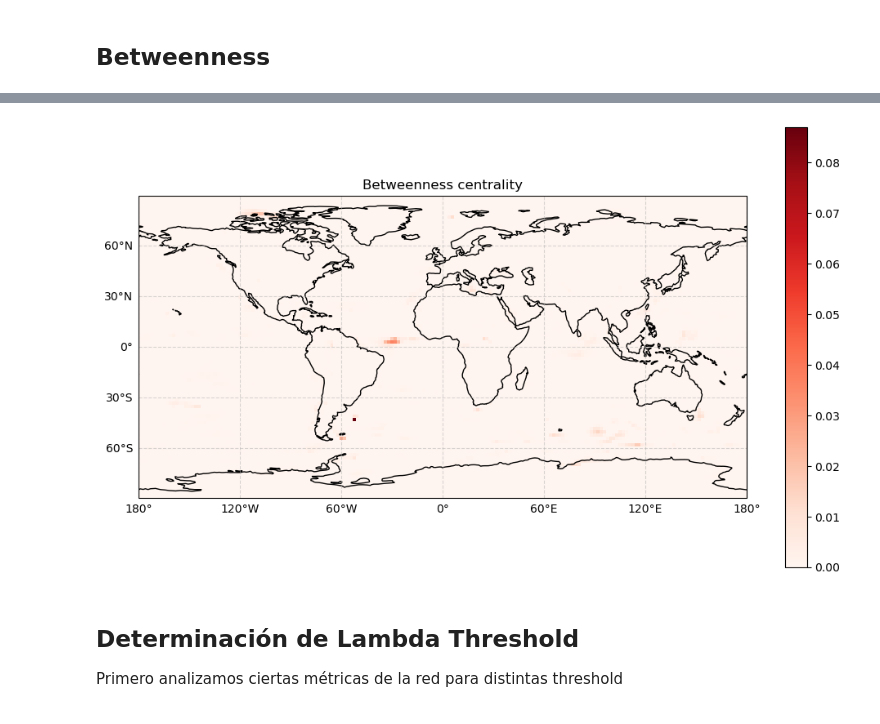
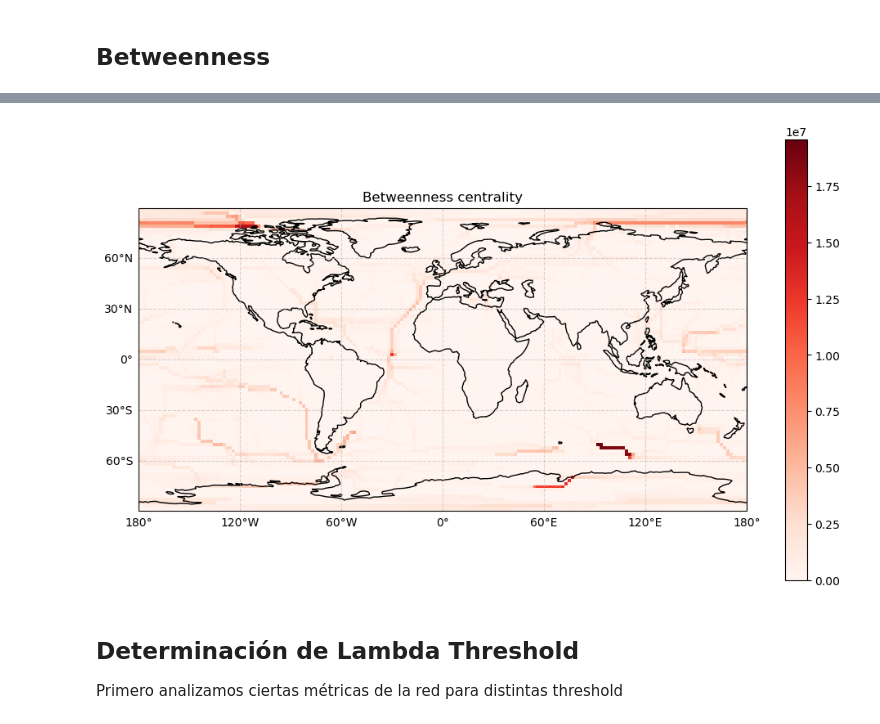
Before and after one commit to ipelayo1/TFG_Ivan, a Jupyter notebook: extract_data.ipynb, the cells around one changed output, grey strips where cells are left out. Cells and saved outputs as stored; diff of their text form; code cells hidden in the pictures.

```diff
--- a/extract_data.ipynb
+++ b/extract_data.ipynb
@@ -662,13 +662,24 @@ plt.show()
 [figure]
 # %% [markdown]
 ## Betweenness
+# %%
+#por alguna razón que me ha dicho gemini y no me se de memoria exactamente, no puedo usar una matriz de adyacencia de 0 y 1 para calcular el betweeness,
+#sino que tengo que usar la matriz de correlaciones con 0 donde sea muy pequeña
+threshold = 0.5
+weighted_adj_matrix = np.where(np.abs(corr) >= threshold, corr, 0)
+np.fill_diagonal(weighted_adj_matrix, 0)
+graph = nx.from_numpy_array(weighted_adj_matrix)
 # %%
 #GEMINI
 
 #como no se hasta que punto es util, y va a tardar mucho en calcularse, voy a usar la forma rapida de gemini que solo toma 500 nodos, y se
 #supone que es bastante buena igualmente
+for u, v, data in graph.edges(data=True):
+    # data['weight'] contiene tu valor de correlación
+    # 1 - abs(correlacion) hace que las conexiones más fuertes sean el "camino más corto"
+    data['distance'] = 1.0 - abs(data['weight'])
 
-bet_dict = nx.betweenness_centrality(graph, k=None, normalized=True)
+bet_dict = nx.betweenness_centrality(graph, k=None, normalized=False, weight='distance')
 bet_vector = [bet_dict.get(i, 0) for i in range(len(graph.nodes))]
 
 da_betweenness = xr.DataArray(bet_vector, coords={'node': nodos}, dims='node')
@@ -701,33 +712,32 @@ KeyboardInterrupt:
 # %%
-ones = [1] * len(bet_vector)
-log_bet_vector = np.log(bet_vector + ones)
+log_bet_vector = np.log1p(bet_vector)
 log_da_betweenness = xr.DataArray(log_bet_vector, coords={'node': nodos}, dims='node')
-log_mapa_betweenness = da_betweenness.unstack('node')
+log_mapa_betweenness = log_da_betweenness.unstack('node')
 
 plt.figure(figsize=(12, 7))
 ax = plt.axes(projection=ccrs.PlateCarree())
 
 
 log_mapa_betweenness.plot(
     ax=ax,
     transform=ccrs.PlateCarree(), # Indica que los datos están en lat/lon
     cmap='Reds',
 )
 
 
 ax.add_feature(cfeature.COASTLINE, linewidth=1) # Líneas de costa
 #ax.add_feature(cfeature.BORDERS, linestyle=':', alpha=0.5) # Fronteras políticas
 ax.add_feature(cfeature.LAND, facecolor='lightgray', alpha=0.2) # Color para la tierra
 
 # 4. Añadir cuadrícula con etiquetas de lat/lon
 gl = ax.gridlines(draw_labels=True, linestyle='--', alpha=0.5)
 gl.top_labels = False
 gl.right_labels = False
 
 plt.title("Betweenness centrality")
 plt.show()
 # %% [output]
-[figure, old version]
+[figure, new version]
 # %% [markdown]
 ## Determinación de Lambda Threshold
 
```
Also changed, not shown: parts of 4 cells of this notebook, 5 other files.
